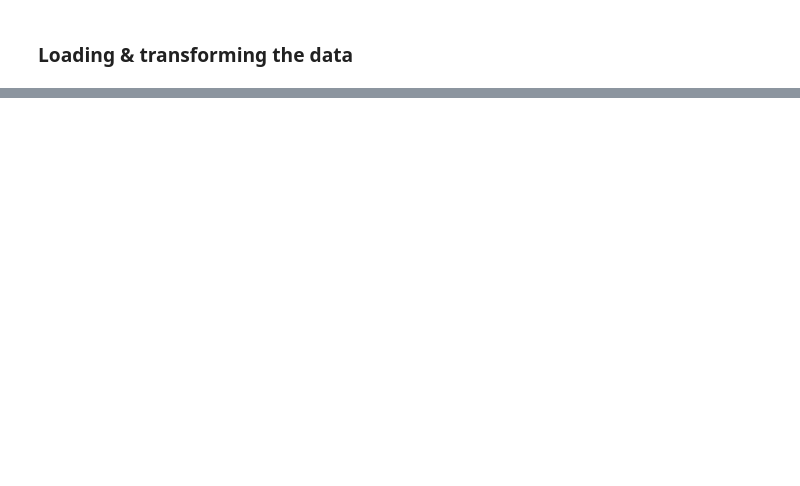
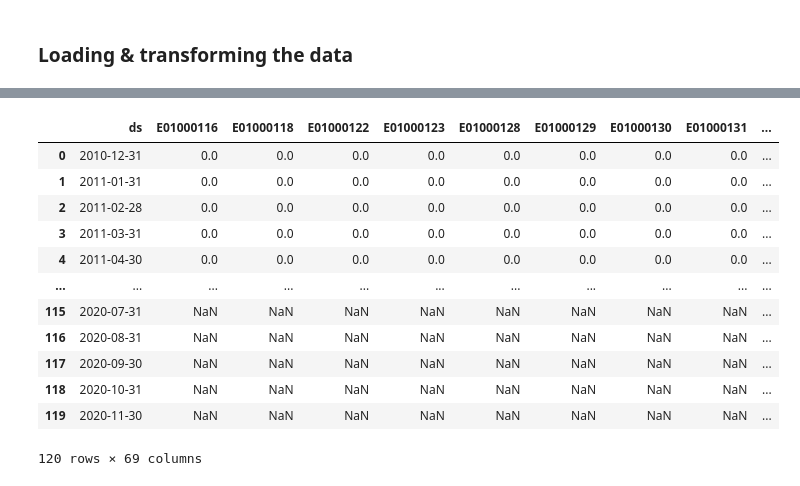
Before and after one commit to jdobladez/DC2-Group1-2023, a Jupyter notebook: Prophet.ipynb, the cells around one changed output, grey strips where cells are left out. Drawn from its saved outputs; the diff is of its cells as text; code cells hidden in the pictures; blank space fills up the shorter version.

```diff
--- a/Prophet.ipynb
+++ b/Prophet.ipynb
@@ -44,0 +162,9 @@ test_data = count_per_month(test_data)
+# %%
+# new model with location as additional regressor (in dummy variables)
+prophet_model_extra = Prophet(yearly_seasonality=True)
+
+# adds all location dummies to the model and fits the training data
+for col in pred_cols:
+    prophet_model_extra.add_regressor(col)
+
+prophet_model_extra.fit(train_data)
@@ -44,0 +175,22 @@ test_data = count_per_month(test_data)
+# %%
+# extract column names. This is needed to create the future dataset
+colnames = pred_cols.columns.values.tolist()
+# %%
+# create future dataframe, merge it with the columns where the date matches
+future_extra = prophet_model_extra.make_future_dataframe(periods=12, freq='M')
+future_extra = train_data[['ds']+colnames].merge(future_extra, how='outer', on='ds')
+future_extra
+# %% [output]
+|  | ds | E01000116 | E01000118 | E01000122 | E01000123 | E01000128 | E01000129 | E01000130 | E01000131 | ... |
+| 0 | 2010-12-31 | 0.0 | 0.0 | 0.0 | 0.0 | 0.0 | 0.0 | 0.0 | 0.0 | ... |
+| 1 | 2011-01-31 | 0.0 | 0.0 | 0.0 | 0.0 | 0.0 | 0.0 | 0.0 | 0.0 | ... |
+| 2 | 2011-02-28 | 0.0 | 0.0 | 0.0 | 0.0 | 0.0 | 0.0 | 0.0 | 0.0 | ... |
+| 3 | 2011-03-31 | 0.0 | 0.0 | 0.0 | 0.0 | 0.0 | 0.0 | 0.0 | 0.0 | ... |
+| 4 | 2011-04-30 | 0.0 | 0.0 | 0.0 | 0.0 | 0.0 | 0.0 | 0.0 | 0.0 | ... |
+| ... | ... | ... | ... | ... | ... | ... | ... | ... | ... | ... |
+| 115 | 2020-07-31 | NaN | NaN | NaN | NaN | NaN | NaN | NaN | NaN | ... |
+| 116 | 2020-08-31 | NaN | NaN | NaN | NaN | NaN | NaN | NaN | NaN | ... |
+| 117 | 2020-09-30 | NaN | NaN | NaN | NaN | NaN | NaN | NaN | NaN | ... |
+| 118 | 2020-10-31 | NaN | NaN | NaN | NaN | NaN | NaN | NaN | NaN | ... |
+| 119 | 2020-11-30 | NaN | NaN | NaN | NaN | NaN | NaN | NaN | NaN | ... |
+120 rows × 69 columns
```
Also changed, not shown: parts of 24 cells of this notebook.
